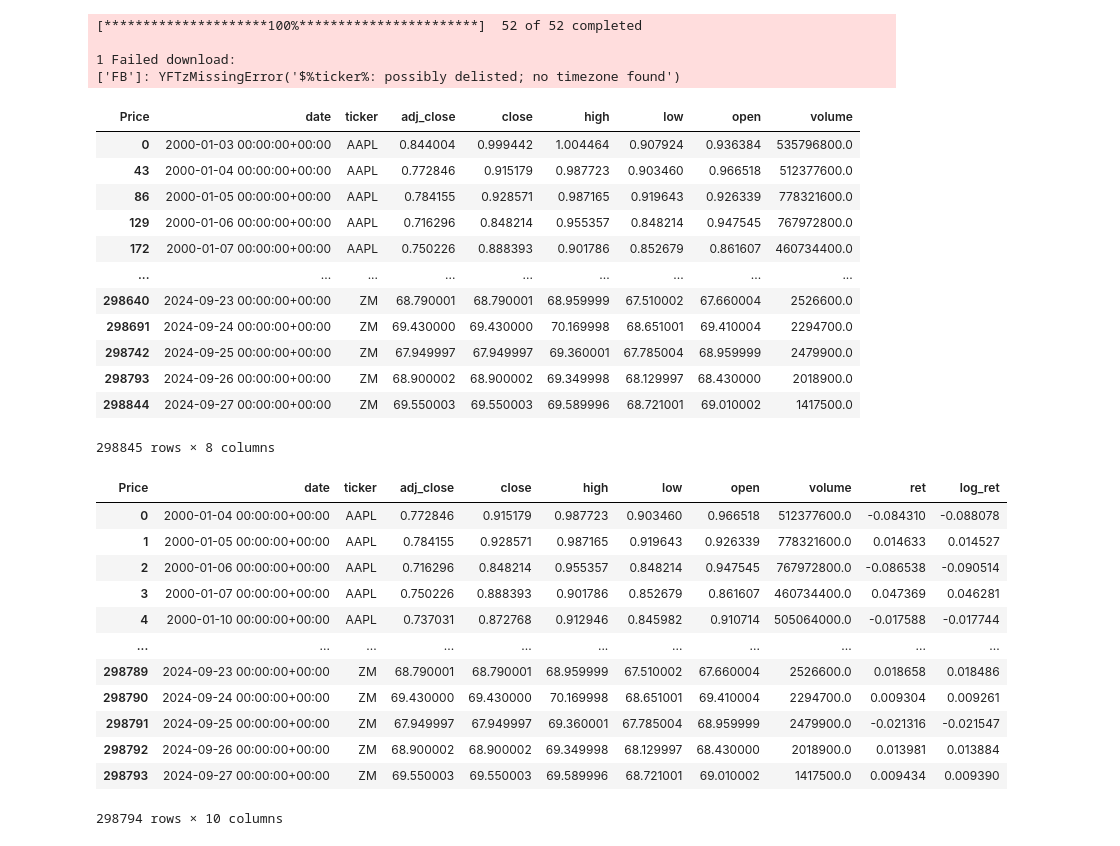
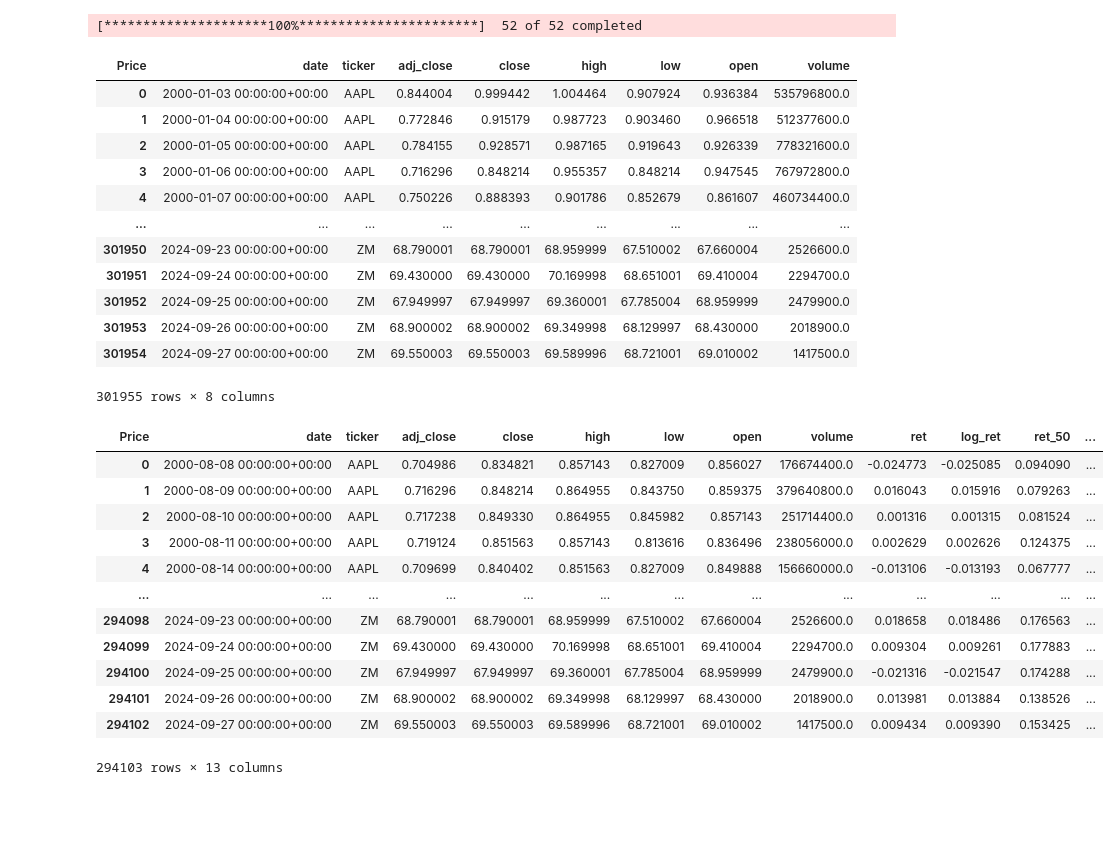
Before and after one commit to andrewhall1124/pairs_trading, a Jupyter notebook: preliminary_research.ipynb, the cells around one changed output. Drawn from its saved outputs; the diff is of its cells as text; code cells hidden in the pictures; blank space fills up the shorter version.

```diff
--- a/preliminary_research.ipynb
+++ b/preliminary_research.ipynb
@@ -13,7 +13,7 @@ tickers = [
     'GOOGL', # Alphabet Inc. (Technology)
     'AMZN',  # Amazon.com Inc. (Consumer Discretionary)
     'TSLA',  # Tesla Inc. (Consumer Discretionary)
-    'FB',    # Meta Platforms Inc. (Communication Services)
+    'META',    # Meta Platforms Inc. (Communication Services)
     'NFLX',  # Netflix Inc. (Communication Services)
     'NVDA',  # NVIDIA Corporation (Technology)
     'JPM',   # JPMorgan Chase & Co. (Financials)
@@ -76,47 +76,50 @@ df = df.rename(columns=columns)
 
 df = df.sort_values(['ticker', 'date'])
 
+df = df.reset_index(drop=True)
+
 df
 # %% [output]
 [*********************100%***********************]  52 of 52 completed
-
-1 Failed download:
-['FB']: YFTzMissingError('$%ticker%: possibly delisted; no timezone found')
 | Price | date | ticker | adj_close | close | high | low | open | volume |
 | 0 | 2000-01-03 00:00:00+00:00 | AAPL | 0.844004 | 0.999442 | 1.004464 | 0.907924 | 0.936384 | 535796800.0 |
-| 43 | 2000-01-04 00:00:00+00:00 | AAPL | 0.772846 | 0.915179 | 0.987723 | 0.903460 | 0.966518 | 512377600.0 |
-| 86 | 2000-01-05 00:00:00+00:00 | AAPL | 0.784155 | 0.928571 | 0.987165 | 0.919643 | 0.926339 | 778321600.0 |
-| 129 | 2000-01-06 00:00:00+00:00 | AAPL | 0.716296 | 0.848214 | 0.955357 | 0.848214 | 0.947545 | 767972800.0 |
-| 172 | 2000-01-07 00:00:00+00:00 | AAPL | 0.750226 | 0.888393 | 0.901786 | 0.852679 | 0.861607 | 460734400.0 |
+| 1 | 2000-01-04 00:00:00+00:00 | AAPL | 0.772846 | 0.915179 | 0.987723 | 0.903460 | 0.966518 | 512377600.0 |
+| 2 | 2000-01-05 00:00:00+00:00 | AAPL | 0.784155 | 0.928571 | 0.987165 | 0.919643 | 0.926339 | 778321600.0 |
+| 3 | 2000-01-06 00:00:00+00:00 | AAPL | 0.716296 | 0.848214 | 0.955357 | 0.848214 | 0.947545 | 767972800.0 |
+| 4 | 2000-01-07 00:00:00+00:00 | AAPL | 0.750226 | 0.888393 | 0.901786 | 0.852679 | 0.861607 | 460734400.0 |
 | ... | ... | ... | ... | ... | ... | ... | ... | ... |
-| 298640 | 2024-09-23 00:00:00+00:00 | ZM | 68.790001 | 68.790001 | 68.959999 | 67.510002 | 67.660004 | 2526600.0 |
-| 298691 | 2024-09-24 00:00:00+00:00 | ZM | 69.430000 | 69.430000 | 70.169998 | 68.651001 | 69.410004 | 2294700.0 |
-| 298742 | 2024-09-25 00:00:00+00:00 | ZM | 67.949997 | 67.949997 | 69.360001 | 67.785004 | 68.959999 | 2479900.0 |
-| 298793 | 2024-09-26 00:00:00+00:00 | ZM | 68.900002 | 68.900002 | 69.349998 | 68.129997 | 68.430000 | 2018900.0 |
-| 298844 | 2024-09-27 00:00:00+00:00 | ZM | 69.550003 | 69.550003 | 69.589996 | 68.721001 | 69.010002 | 1417500.0 |
+| 301950 | 2024-09-23 00:00:00+00:00 | ZM | 68.790001 | 68.790001 | 68.959999 | 67.510002 | 67.660004 | 2526600.0 |
+| 301951 | 2024-09-24 00:00:00+00:00 | ZM | 69.430000 | 69.430000 | 70.169998 | 68.651001 | 69.410004 | 2294700.0 |
+| 301952 | 2024-09-25 00:00:00+00:00 | ZM | 67.949997 | 67.949997 | 69.360001 | 67.785004 | 68.959999 | 2479900.0 |
+| 301953 | 2024-09-26 00:00:00+00:00 | ZM | 68.900002 | 68.900002 | 69.349998 | 68.129997 | 68.430000 | 2018900.0 |
+| 301954 | 2024-09-27 00:00:00+00:00 | ZM | 69.550003 | 69.550003 | 69.589996 | 68.721001 | 69.010002 | 1417500.0 |
-298845 rows × 8 columns
+301955 rows × 8 columns
 # %%
 # Generate features
 
 df['ret'] = df.groupby('ticker')['adj_close'].pct_change()
 df['log_ret'] = np.log(1+df['ret'])
 
+for t in [50,100,150]:
+    df[f'ret_{t}'] = df.groupby('ticker')['log_ret'].rolling(t,t).sum().reset_index(drop=True)
+    df[f'ret_{t}'] = df.groupby('ticker')[f'ret_{t}'].shift(1)
+
 df = df.dropna().reset_index(drop=True)
 
 df
 # %% [output]
-| Price | date | ticker | adj_close | close | high | low | open | volume | ret | log_ret |
-| 0 | 2000-01-04 00:00:00+00:00 | AAPL | 0.772846 | 0.915179 | 0.987723 | 0.903460 | 0.966518 | 512377600.0 | -0.084310 | -0.088078 |
-| 1 | 2000-01-05 00:00:00+00:00 | AAPL | 0.784155 | 0.928571 | 0.987165 | 0.919643 | 0.926339 | 778321600.0 | 0.014633 | 0.014527 |
-| 2 | 2000-01-06 00:00:00+00:00 | AAPL | 0.716296 | 0.848214 | 0.955357 | 0.848214 | 0.947545 | 767972800.0 | -0.086538 | -0.090514 |
-| 3 | 2000-01-07 00:00:00+00:00 | AAPL | 0.750226 | 0.888393 | 0.901786 | 0.852679 | 0.861607 | 460734400.0 | 0.047369 | 0.046281 |
-| 4 | 2000-01-10 00:00:00+00:00 | AAPL | 0.737031 | 0.872768 | 0.912946 | 0.845982 | 0.910714 | 505064000.0 | -0.017588 | -0.017744 |
-| ... | ... | ... | ... | ... | ... | ... | ... | ... | ... | ... |
-| 298789 | 2024-09-23 00:00:00+00:00 | ZM | 68.790001 | 68.790001 | 68.959999 | 67.510002 | 67.660004 | 2526600.0 | 0.018658 | 0.018486 |
-| 298790 | 2024-09-24 00:00:00+00:00 | ZM | 69.430000 | 69.430000 | 70.169998 | 68.651001 | 69.410004 | 2294700.0 | 0.009304 | 0.009261 |
-| 298791 | 2024-09-25 00:00:00+00:00 | ZM | 67.949997 | 67.949997 | 69.360001 | 67.785004 | 68.959999 | 2479900.0 | -0.021316 | -0.021547 |
-| 298792 | 2024-09-26 00:00:00+00:00 | ZM | 68.900002 | 68.900002 | 69.349998 | 68.129997 | 68.430000 | 2018900.0 | 0.013981 | 0.013884 |
-| 298793 | 2024-09-27 00:00:00+00:00 | ZM | 69.550003 | 69.550003 | 69.589996 | 68.721001 | 69.010002 | 1417500.0 | 0.009434 | 0.009390 |
+| Price | date | ticker | adj_close | close | high | low | open | volume | ret | log_ret | ret_50 | ... |
+| 0 | 2000-08-08 00:00:00+00:00 | AAPL | 0.704986 | 0.834821 | 0.857143 | 0.827009 | 0.856027 | 176674400.0 | -0.024773 | -0.025085 | 0.094090 | ... |
+| 1 | 2000-08-09 00:00:00+00:00 | AAPL | 0.716296 | 0.848214 | 0.864955 | 0.843750 | 0.859375 | 379640800.0 | 0.016043 | 0.015916 | 0.079263 | ... |
+| 2 | 2000-08-10 00:00:00+00:00 | AAPL | 0.717238 | 0.849330 | 0.864955 | 0.845982 | 0.857143 | 251714400.0 | 0.001316 | 0.001315 | 0.081524 | ... |
+| 3 | 2000-08-11 00:00:00+00:00 | AAPL | 0.719124 | 0.851563 | 0.857143 | 0.813616 | 0.836496 | 238056000.0 | 0.002629 | 0.002626 | 0.124375 | ... |
+| 4 | 2000-08-14 00:00:00+00:00 | AAPL | 0.709699 | 0.840402 | 0.851563 | 0.827009 | 0.849888 | 156660000.0 | -0.013106 | -0.013193 | 0.067777 | ... |
+| ... | ... | ... | ... | ... | ... | ... | ... | ... | ... | ... | ... | ... |
+| 294098 | 2024-09-23 00:00:00+00:00 | ZM | 68.790001 | 68.790001 | 68.959999 | 67.510002 | 67.660004 | 2526600.0 | 0.018658 | 0.018486 | 0.176563 | ... |
+| 294099 | 2024-09-24 00:00:00+00:00 | ZM | 69.430000 | 69.430000 | 70.169998 | 68.651001 | 69.410004 | 2294700.0 | 0.009304 | 0.009261 | 0.177883 | ... |
+| 294100 | 2024-09-25 00:00:00+00:00 | ZM | 67.949997 | 67.949997 | 69.360001 | 67.785004 | 68.959999 | 2479900.0 | -0.021316 | -0.021547 | 0.174288 | ... |
+| 294101 | 2024-09-26 00:00:00+00:00 | ZM | 68.900002 | 68.900002 | 69.349998 | 68.129997 | 68.430000 | 2018900.0 | 0.013981 | 0.013884 | 0.138526 | ... |
+| 294102 | 2024-09-27 00:00:00+00:00 | ZM | 69.550003 | 69.550003 | 69.589996 | 68.721001 | 69.010002 | 1417500.0 | 0.009434 | 0.009390 | 0.153425 | ... |
-298794 rows × 10 columns
+294103 rows × 13 columns
 # %%
 pivot = df[['date', 'ticker', 'ret']]
```
Also changed, not shown: parts of 8 cells of this notebook.
